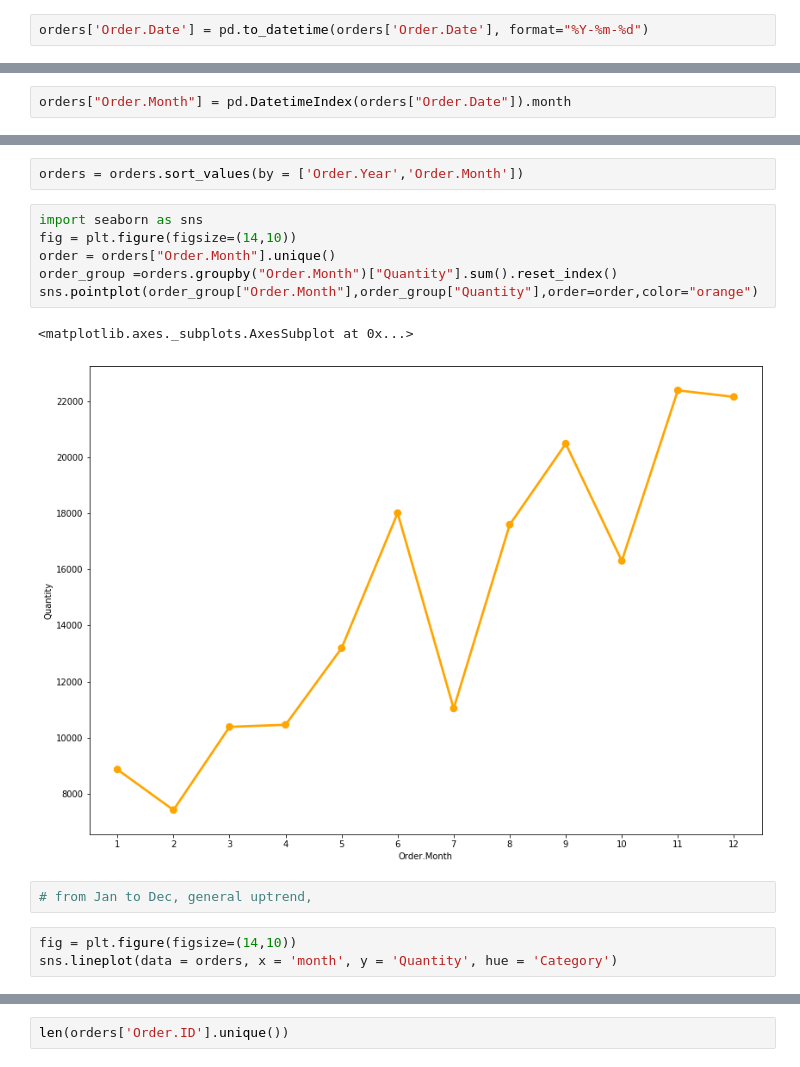
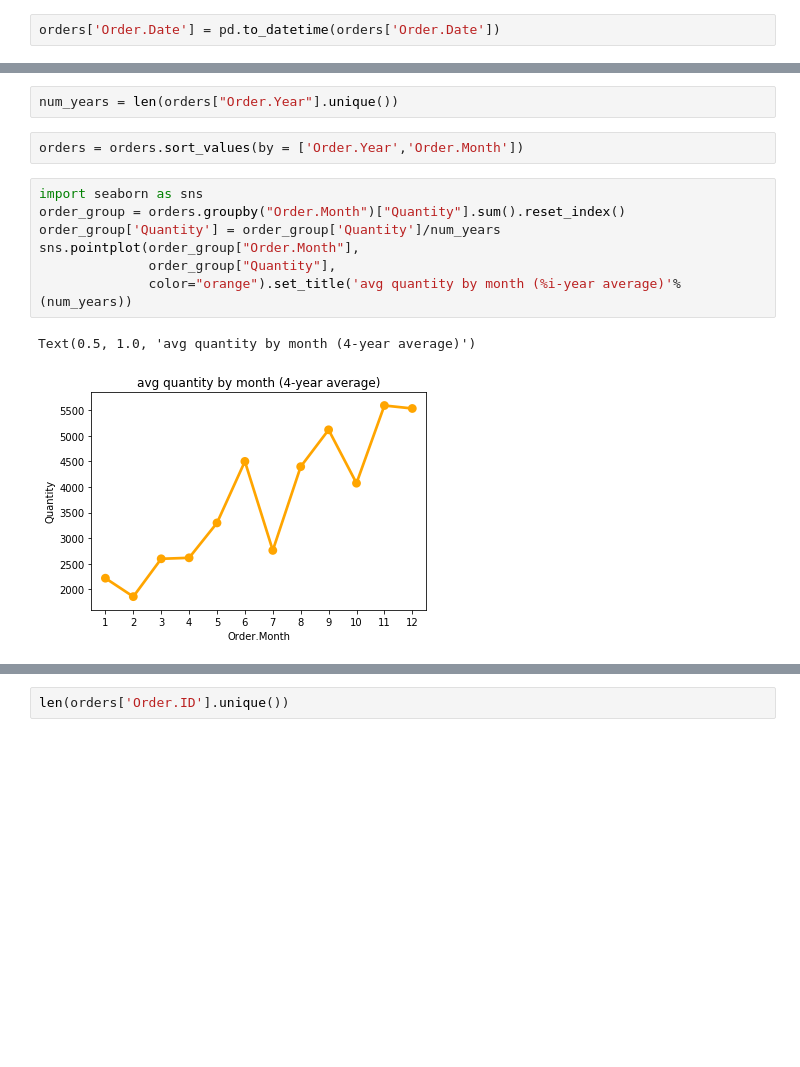
Before and after one commit to DannyLGZ/ml-lab, a Jupyter notebook: final/ML_Lab_Yi_Daniel_Danny.ipynb, the cells around one changed output, grey strips where cells are left out. Saved outputs shown, nothing was run; the diff lists cells and outputs as text; blank space fills up the shorter version.

```diff
--- a/final/ML_Lab_Yi_Daniel_Danny.ipynb
+++ b/final/ML_Lab_Yi_Daniel_Danny.ipynb
@@ -40,5 +38,5 @@ orders.head()
     1. Is there any seasonal trend of inventory in the company?
     2. Is the seasonal trend the same for different categories?
 # %%
-orders['Order.Date'] = pd.to_datetime(orders['Order.Date'], format="%Y-%m-%d")
+orders['Order.Date'] = pd.to_datetime(orders['Order.Date'])
 # %%
@@ -54,2 +49,0 @@ orders.head()
-# %%
-orders["Order.Month"] = pd.DatetimeIndex(orders["Order.Date"]).month
@@ -66,19 +50,17 @@ orders.head()
 # %%
 orders["Order.Month"] = pd.DatetimeIndex(orders["Order.Date"]).month
 orders["Order.Year"] = pd.DatetimeIndex(orders["Order.Date"]).year
+# %%
+num_years = len(orders["Order.Year"].unique())
 # %%
 orders = orders.sort_values(by = ['Order.Year','Order.Month'])
 # %%
 import seaborn as sns
-fig = plt.figure(figsize=(14,10))
-order = orders["Order.Month"].unique()
-order_group =orders.groupby("Order.Month")["Quantity"].sum().reset_index()
-sns.pointplot(order_group["Order.Month"],order_group["Quantity"],order=order,color="orange")
+order_group = orders.groupby("Order.Month")["Quantity"].sum().reset_index()
+order_group['Quantity'] = order_group['Quantity']/num_years
+sns.pointplot(order_group["Order.Month"],
+              order_group["Quantity"],
+              color="orange").set_title('avg quantity by month (%i-year average)'%(num_years))
 # %% [output]
-<matplotlib.axes._subplots.AxesSubplot at 0x...>
+Text(0.5, 1.0, 'avg quantity by month (4-year average)')
-[figure, old version]
+[figure, new version]
-# %%
-# from Jan to Dec, general uptrend,
-# %%
-fig = plt.figure(figsize=(14,10))
-sns.lineplot(data = orders, x = 'month', y = 'Quantity', hue = 'Category')
```
Also changed, not shown: parts of 27 cells of this notebook, 2 other files.
